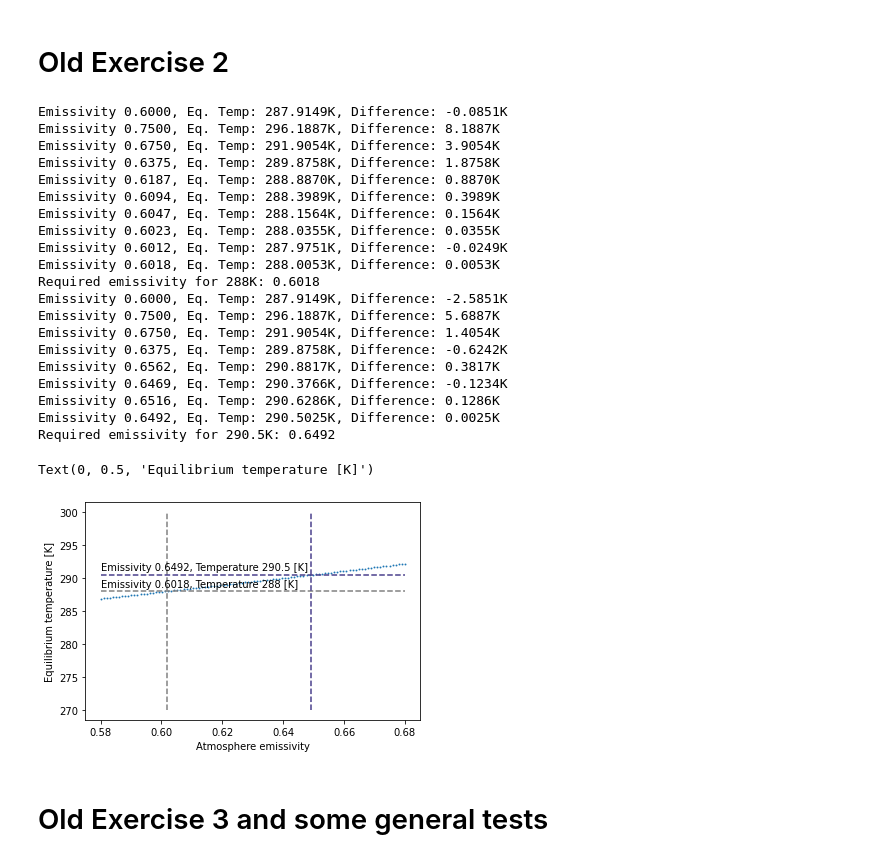
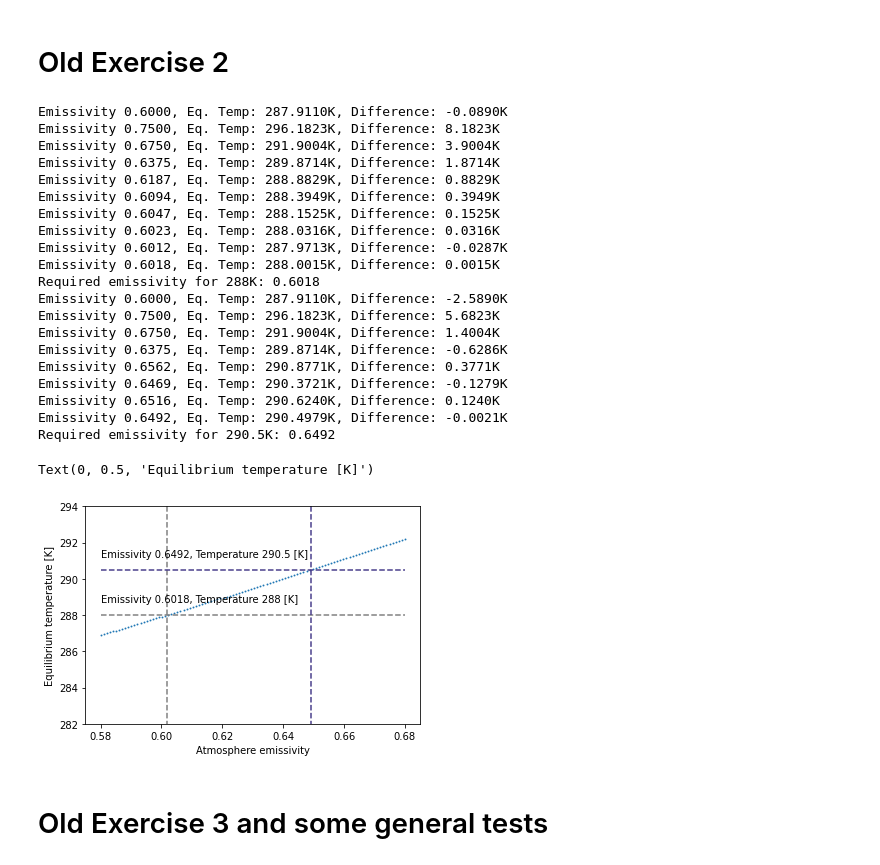
Before and after one commit to dkrieger94/intro, a Jupyter notebook: EarthSystemModel.ipynb, the cells around one changed output. Saved outputs shown, nothing was run; the diff lists cells and outputs as text; code cells hidden in the pictures.

```diff
--- a/EarthSystemModel.ipynb
+++ b/EarthSystemModel.ipynb
@@ -489,10 +554,10 @@ for i, t_target in enumerate(t_targets):
                     use_constant_albedo_land=True,
                     active_components=1)
 
-        output = model.integrate(sim_time=25., update_state=True, verbose=False)
+        _, output = model.integrate(sim_time=25., update_state=True, verbose=False)
 
-        t_dif = output['Ts'][-1] - t_target
-        print(f"Emissivity {new_emss:.4f}, Eq. Temp: {output['Ts'][-1]:.4f}K, Difference: {t_dif:.4f}K")
+        t_dif = output['ts'][-1] - t_target
+        print(f"Emissivity {new_emss:.4f}, Eq. Temp: {output['ts'][-1]:.4f}K, Difference: {t_dif:.4f}K")
 
         if t_dif > 0:
             emss_high = new_emss
@@ -503,54 +568,56 @@ for i, t_target in enumerate(t_targets):
     target_emis[i] = new_emss
 
 emss_arr = np.linspace(0.58, 0.68, 100)
 
 temp_eq = np.empty_like(emss_arr)
 
 for i, emss in enumerate(emss_arr):
 
     model = ESM(initial_state=255.0,
                 emissivity=emss,
                 use_constant_emissivity=True,
                 use_constant_albedo_land=True,
                 active_components=1)
 
-    output = model.integrate(sim_time=25., update_state=True, verbose=False)
-    temp_eq[i] = output['Ts'][-1]
+    _, output = model.integrate(sim_time=25., update_state=True, verbose=False)
+    temp_eq[i] = output['ts'][-1]
 
 
 # tau = 1.0 - 0.5 * emss_arr
 plt.scatter(emss_arr, temp_eq, s=0.8)
 
 for i, t in enumerate(t_targets):
     plt.hlines(t, emss_arr.min(), emss_arr.max(), colors=colors[i], linestyles='dashed', label='')
     plt.vlines(target_emis[i], 270., 300., colors=colors[i], linestyles='dashed', label='')
     plt.annotate(f'Emissivity {target_emis[i]:.4f}, Temperature {t} [K]', xy=(emss_arr.min(), t+0.7), xycoords='data')
 
+plt.ylim(282, 294)
+
 plt.xlabel("Atmosphere emissivity")
 plt.ylabel("Equilibrium temperature [K]")
 # %% [output]
-Emissivity 0.6000, Eq. Temp: 287.9149K, Difference: -0.0851K
-Emissivity 0.7500, Eq. Temp: 296.1887K, Difference: 8.1887K
-Emissivity 0.6750, Eq. Temp: 291.9054K, Difference: 3.9054K
-Emissivity 0.6375, Eq. Temp: 289.8758K, Difference: 1.8758K
-Emissivity 0.6187, Eq. Temp: 288.8870K, Difference: 0.8870K
-Emissivity 0.6094, Eq. Temp: 288.3989K, Difference: 0.3989K
-Emissivity 0.6047, Eq. Temp: 288.1564K, Difference: 0.1564K
-Emissivity 0.6023, Eq. Temp: 288.0355K, Difference: 0.0355K
-Emissivity 0.6012, Eq. Temp: 287.9751K, Difference: -0.0249K
-Emissivity 0.6018, Eq. Temp: 288.0053K, Difference: 0.0053K
+Emissivity 0.6000, Eq. Temp: 287.9110K, Difference: -0.0890K
+Emissivity 0.7500, Eq. Temp: 296.1823K, Difference: 8.1823K
+Emissivity 0.6750, Eq. Temp: 291.9004K, Difference: 3.9004K
+Emissivity 0.6375, Eq. Temp: 289.8714K, Difference: 1.8714K
+Emissivity 0.6187, Eq. Temp: 288.8829K, Difference: 0.8829K
+Emissivity 0.6094, Eq. Temp: 288.3949K, Difference: 0.3949K
+Emissivity 0.6047, Eq. Temp: 288.1525K, Difference: 0.1525K
+Emissivity 0.6023, Eq. Temp: 288.0316K, Difference: 0.0316K
+Emissivity 0.6012, Eq. Temp: 287.9713K, Difference: -0.0287K
+Emissivity 0.6018, Eq. Temp: 288.0015K, Difference: 0.0015K
 Required emissivity for 288K: 0.6018
-Emissivity 0.6000, Eq. Temp: 287.9149K, Difference: -2.5851K
-Emissivity 0.7500, Eq. Temp: 296.1887K, Difference: 5.6887K
-Emissivity 0.6750, Eq. Temp: 291.9054K, Difference: 1.4054K
-Emissivity 0.6375, Eq. Temp: 289.8758K, Difference: -0.6242K
-Emissivity 0.6562, Eq. Temp: 290.8817K, Difference: 0.3817K
-Emissivity 0.6469, Eq. Temp: 290.3766K, Difference: -0.1234K
-Emissivity 0.6516, Eq. Temp: 290.6286K, Difference: 0.1286K
-Emissivity 0.6492, Eq. Temp: 290.5025K, Difference: 0.0025K
+Emissivity 0.6000, Eq. Temp: 287.9110K, Difference: -2.5890K
+Emissivity 0.7500, Eq. Temp: 296.1823K, Difference: 5.6823K
+Emissivity 0.6750, Eq. Temp: 291.9004K, Difference: 1.4004K
+Emissivity 0.6375, Eq. Temp: 289.8714K, Difference: -0.6286K
+Emissivity 0.6562, Eq. Temp: 290.8771K, Difference: 0.3771K
+Emissivity 0.6469, Eq. Temp: 290.3721K, Difference: -0.1279K
+Emissivity 0.6516, Eq. Temp: 290.6240K, Difference: 0.1240K
+Emissivity 0.6492, Eq. Temp: 290.4979K, Difference: -0.0021K
 Required emissivity for 290.5K: 0.6492
 Text(0, 0.5, 'Equilibrium temperature [K]')
-[figure, old version]
+[figure, new version]
 # %% [markdown]
 # Old Exercise 3 and some general tests
 # %%
```
Also changed, not shown: parts of 11 cells of this notebook.
